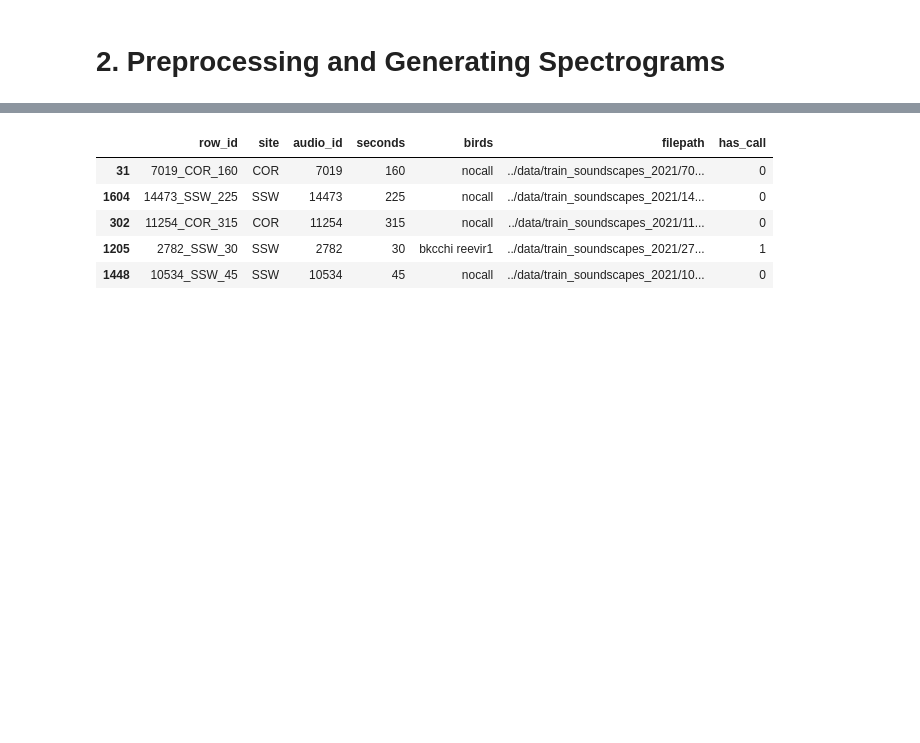
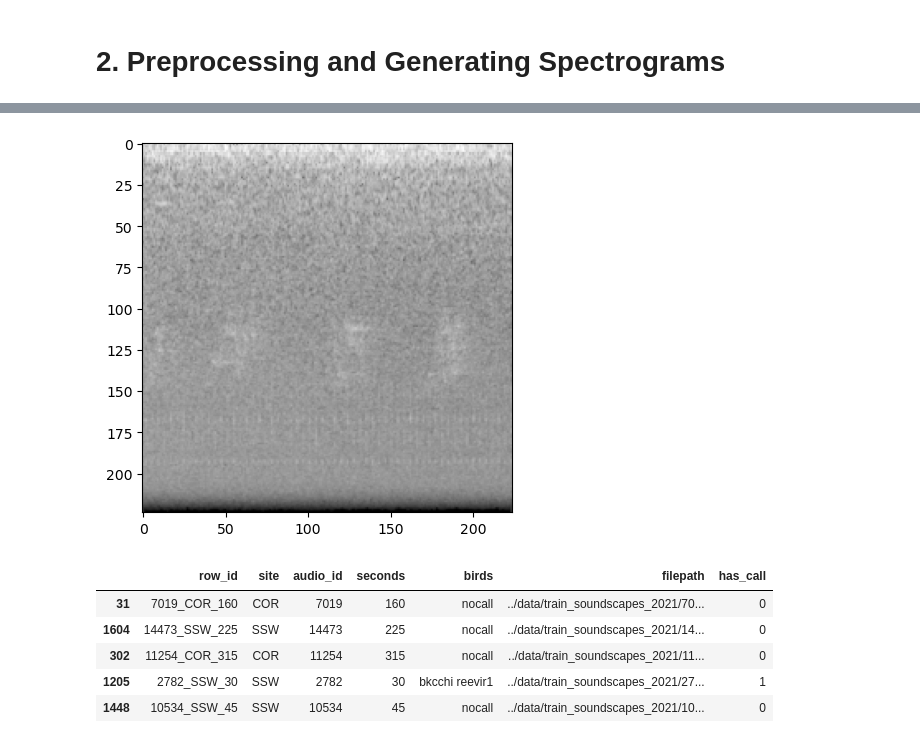
Before and after one commit to AmziJeffs/Erdos_birdCLEF, a Jupyter notebook: scripts/birdcall_detection.ipynb, the cells around one changed output, grey strips where cells are left out. Drawn from its saved outputs; the diff is of its cells as text; code cells hidden in the pictures; blank space fills up the shorter version.

```diff
--- a/scripts/birdcall_detection.ipynb
+++ b/scripts/birdcall_detection.ipynb
@@ -177,3 +183,9 @@ plt.show()
+# %%
+t = row_to_tensor(sounds_train.loc[2059, 'row_id'])
+plt.imshow(t.squeeze().numpy(), cmap='gray')
+plt.show()
+# %% [output]
+[figure, added]
 # %%
 sounds_train.head()
 # %% [output]
```
Also changed, not shown: parts of 21 cells of this notebook, 2 other files.
